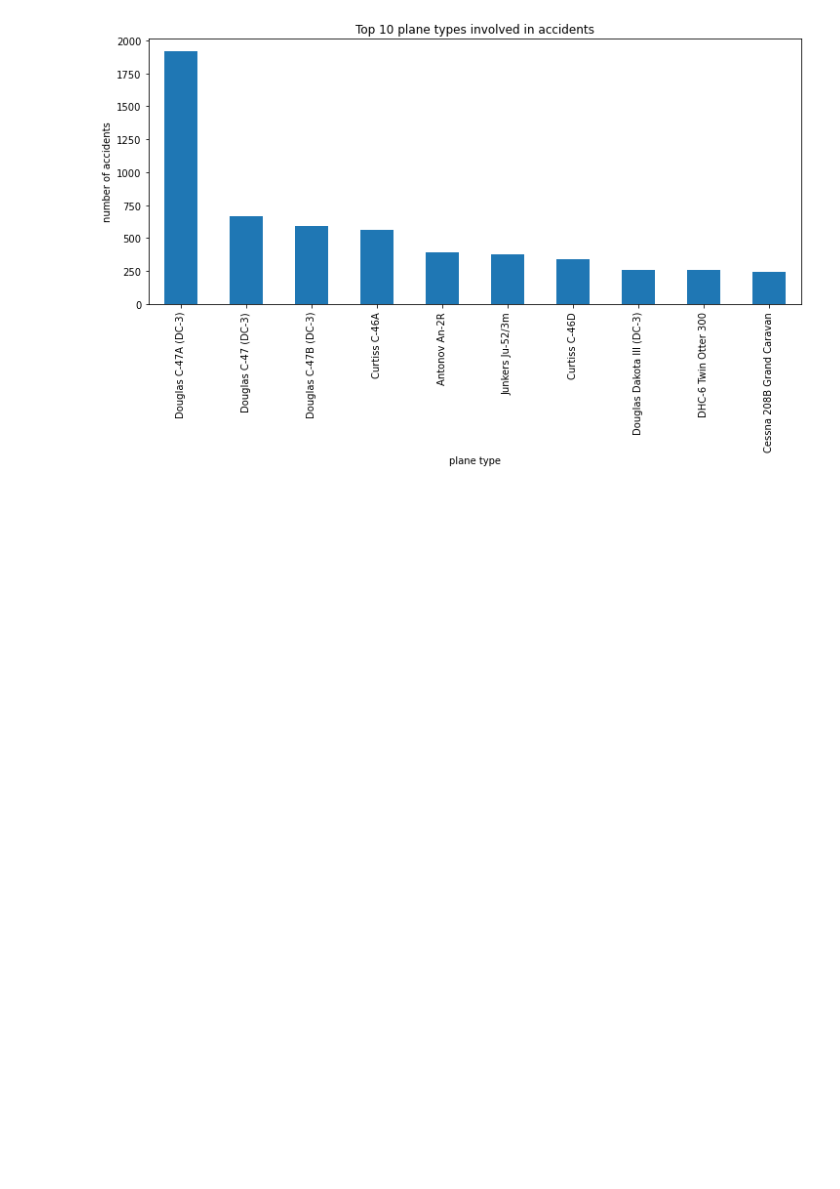
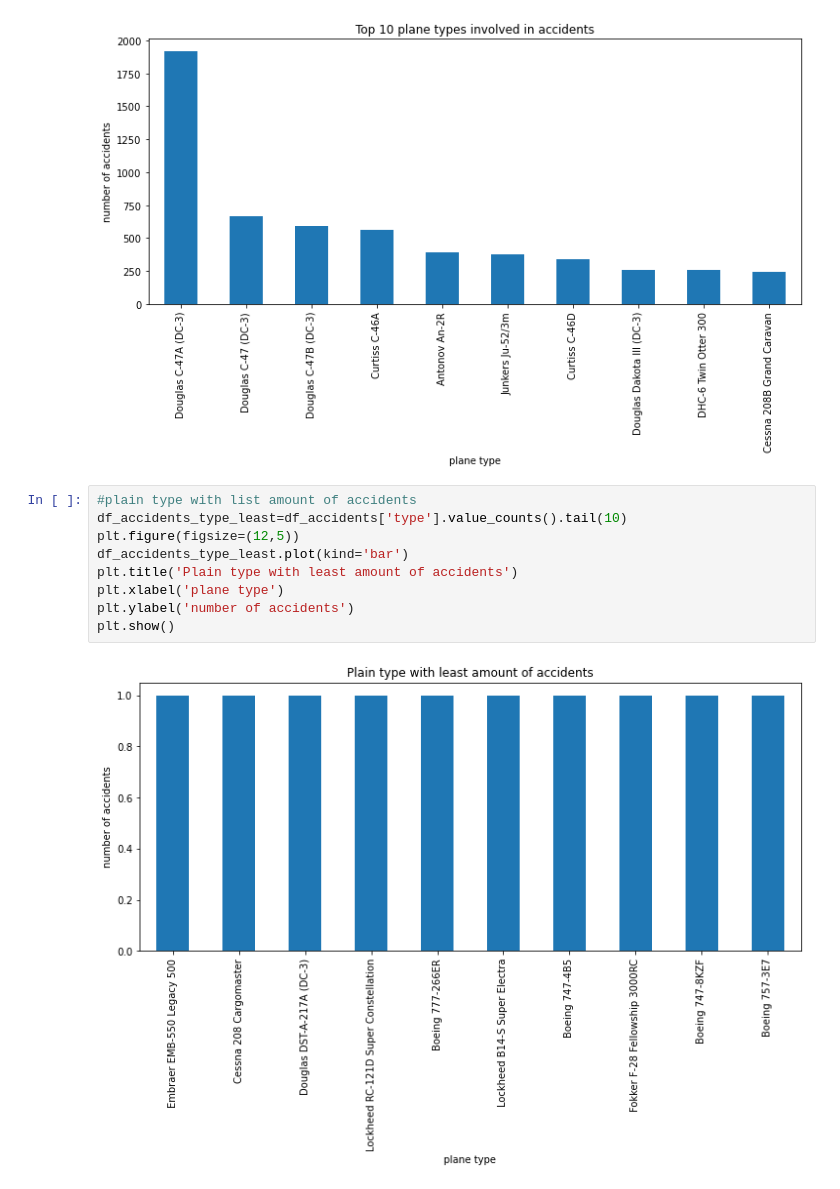
Before and after one commit to keziahm-design/Aviation-Accident-from-1919-to-2023-project-, a Jupyter notebook: index.ipynb, the cells around one changed output. Drawn from its saved outputs; the diff is of its cells as text; blank space fills up the shorter version.

```diff
--- a/index.ipynb
+++ b/index.ipynb
@@ -192,6 +192,17 @@ plt.ylabel('number of accidents')
 plt.show()
 # %% [output]
 [figure]
+# %%
+#plain type with list amount of accidents
+df_accidents_type_least=df_accidents['type'].value_counts().tail(10)
+plt.figure(figsize=(12,5))
+df_accidents_type_least.plot(kind='bar')
+plt.title('Plain type with least amount of accidents')
+plt.xlabel('plane type')
+plt.ylabel('number of accidents')
+plt.show()
+# %% [output]
+[figure, added]
 # %%
 # to know the top location where the accidents occured
 df_accidents_location=df_accidents['location'].value_counts().head(15)
```
Also changed, not shown: parts of 7 cells of this notebook, 2 other files.
